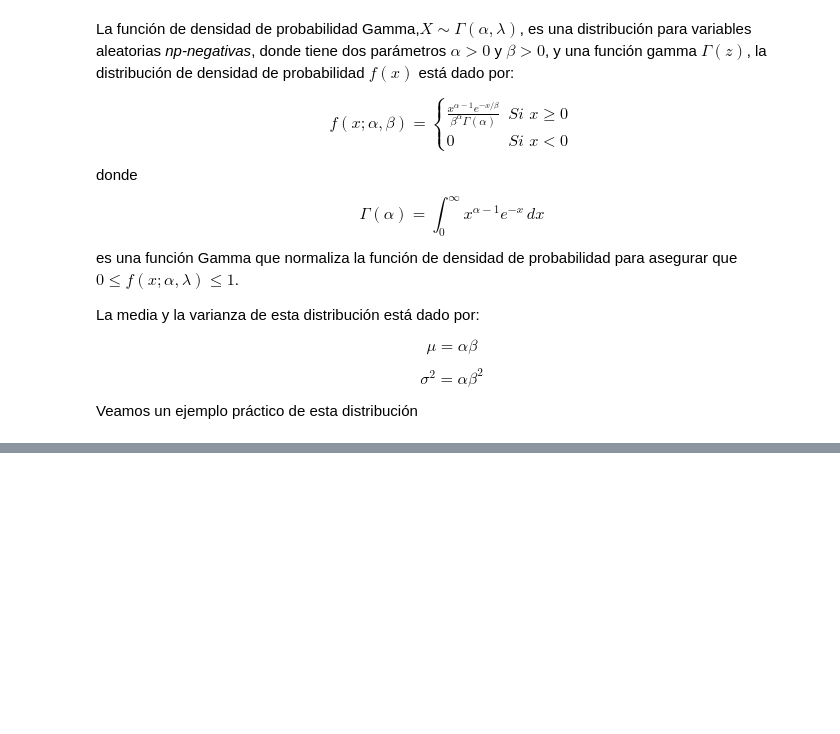
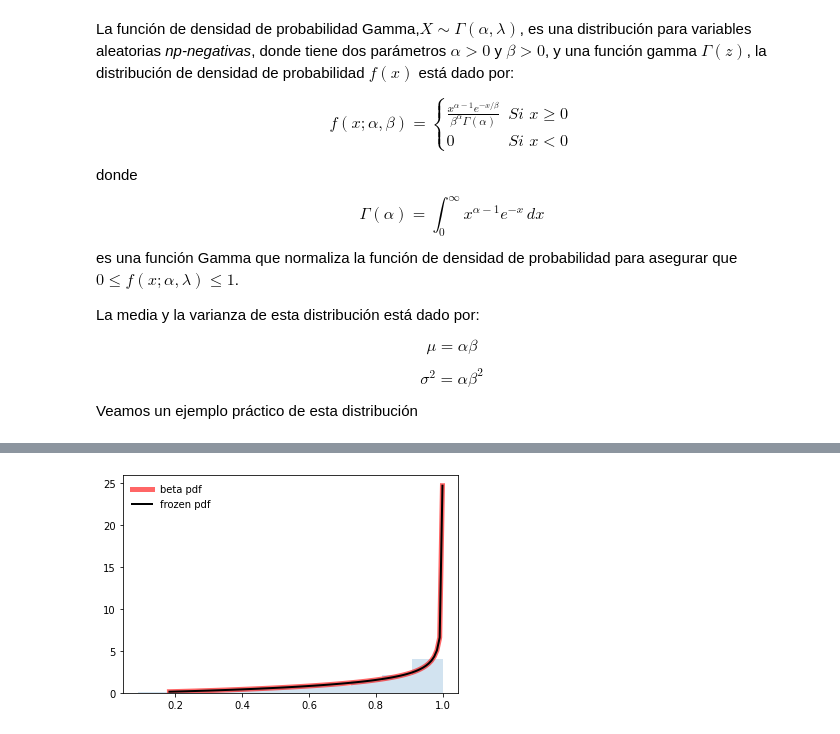
Before and after one commit to joaquinrovi/Probability, a Jupyter notebook: 04-Introduccion_Variables_aleatorias.ipynb, the cells around one changed output, grey strips where cells are left out. Cells and saved outputs as stored; diff of their text form; code cells hidden in the pictures; blank space fills up the shorter version.

```diff
--- a/04-Introduccion_Variables_aleatorias.ipynb
+++ b/04-Introduccion_Variables_aleatorias.ipynb
@@ -1269,0 +1325,27 @@ Los valores de la covarianza son 0.215, 0.233 y 1.000
+# %%
+import numpy as np
+from scipy.stats import beta
+import matplotlib.pyplot as plt
+fig, ax = plt.subplots(1, 1)
+
+a, b = 2.31, 0.627
+mean, var, _, _ = beta.stats(a, b, moments='mvsk')
+
+x = np.linspace(beta.ppf(0.01, a, b),
+                beta.ppf(0.99, a, b), 100)
+ax.plot(x, beta.pdf(x, a, b),
+       'r-', lw=5, alpha=0.6, label='beta pdf')
+
+rv = beta(a, b)
+ax.plot(x, rv.pdf(x), 'k-', lw=2, label='frozen pdf')
+
+vals = beta.ppf([0.001, 0.5, 0.999], a, b)
+np.allclose([0.001, 0.5, 0.999], beta.cdf(vals, a, b))
+
+r = beta.rvs(a, b, size=1000)
+
+ax.hist(r, density=True, histtype='stepfilled', alpha=0.2)
+ax.legend(loc='best', frameon=False)
+plt.show()
+# %% [output]
+[figure, added]
```
Also changed, not shown: parts of 18 cells of this notebook.
